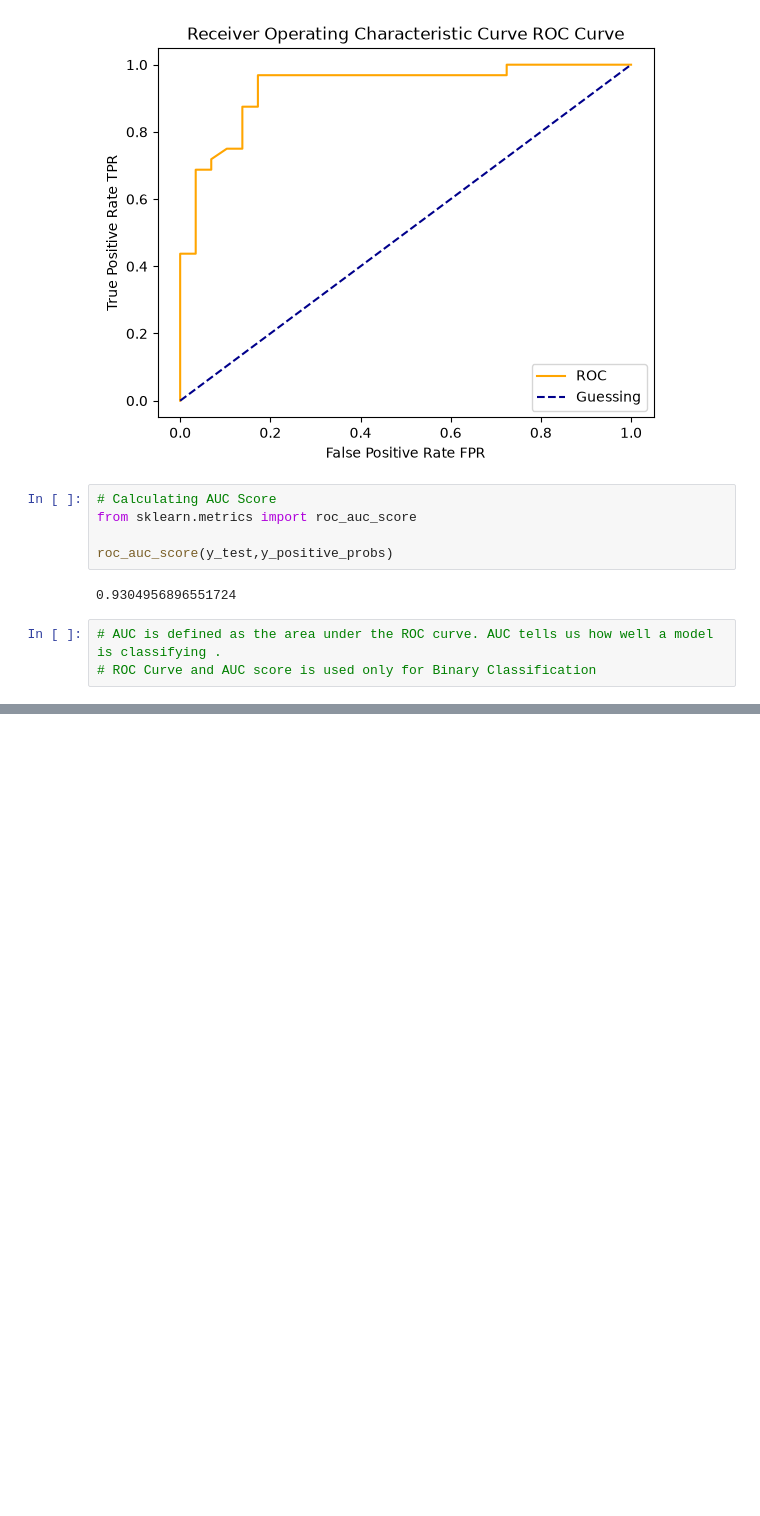
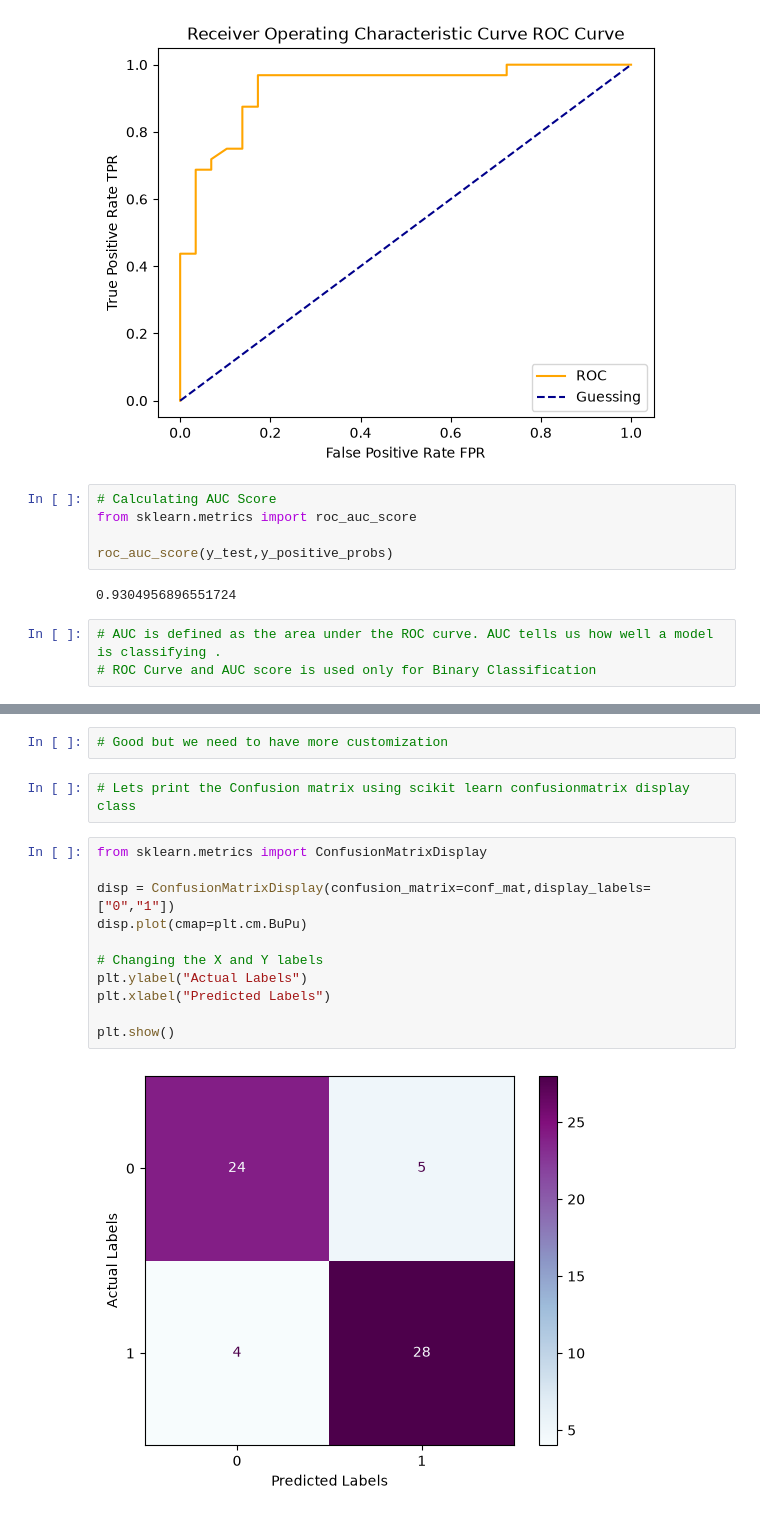
Before and after one commit to OP-Coder-Cpp/Complete-A.I.-and-Machine-Learning-Data-Science-Bootcamp, a Jupyter notebook: Introduction to Scikit Learn/Introduction_to_skLearn.ipynb, the cells around one changed output, grey strips where cells are left out. Cells and saved outputs as stored; diff of their text form; blank space fills up the shorter version.

```diff
--- a/Introduction to Scikit Learn/Introduction_to_skLearn.ipynb
+++ b/Introduction to Scikit Learn/Introduction_to_skLearn.ipynb
@@ -956,0 +986,17 @@ roc_auc_score(y_test,y_positive_probs)
+# %%
+# Good but we need to have more customization
+# %%
+# Lets print the Confusion matrix using scikit learn confusionmatrix display class
+# %%
+from sklearn.metrics import ConfusionMatrixDisplay
+
+disp = ConfusionMatrixDisplay(confusion_matrix=conf_mat,display_labels=["0","1"])
+disp.plot(cmap=plt.cm.BuPu)
+
+# Changing the X and Y labels
+plt.ylabel("Actual Labels")
+plt.xlabel("Predicted Labels")
+
+plt.show()
+# %% [output]
+[figure, added]
```
Also changed, not shown: parts of 7 cells of this notebook, 1 other file.
